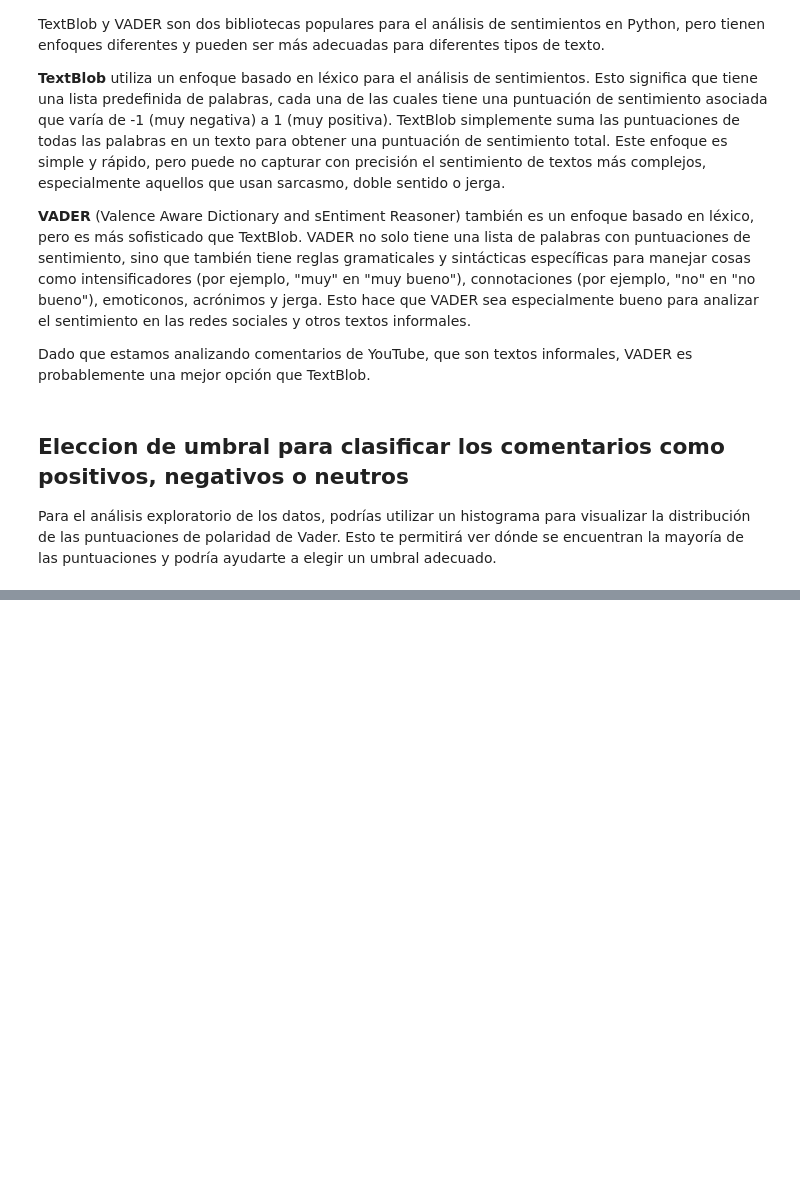
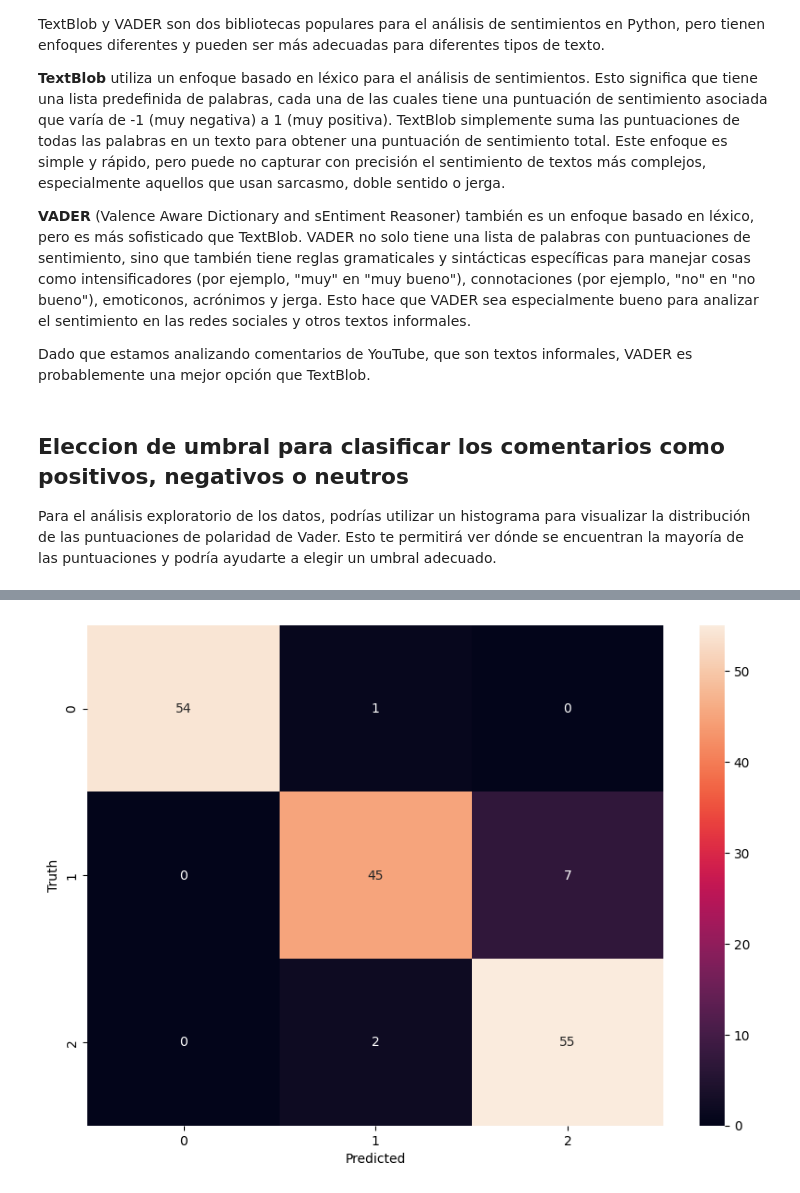
Before and after one commit to Dylanuga/YouTubeCommentsAnalysis, a Jupyter notebook: notebooks/Analisis.ipynb, the cells around one changed output, grey strips where cells are left out. Saved outputs shown, nothing was run; the diff lists cells and outputs as text; code cells hidden in the pictures; blank space fills up the shorter version.

Commit message:
Predict script

```diff
--- a/notebooks/Analisis.ipynb
+++ b/notebooks/Analisis.ipynb
@@ -578,0 +627,3 @@ df_vader
+# %%
+# A df_vader solo le interesan las columnas 'textDisplay' y 'classification_threshold'
+df_log = df_vader[['textDisplay', 'classification_threshold']]
@@ -578,0 +715,4 @@ df_vader
+# %%
+# Convertir el texto en características numéricas
+vectorizer = TfidfVectorizer(stop_words=stopwords)
+features = vectorizer.fit_transform(df_log['textDisplay'])
@@ -578,0 +721,12 @@ df_vader
+# %%
+from imblearn.over_sampling import SMOTE
+from sklearn.model_selection import train_test_split
+
+# Crear un objeto SMOTE
+smote = SMOTE()
+
+# Aplicar SMOTE a los datos
+features_res, classification_threshold_res = smote.fit_resample(features, df_log['classification_threshold'])
+
+# Dividir los datos en conjuntos de entrenamiento y prueba
+X_train, X_test, y_train, y_test = train_test_split(features_res, classification_threshold_res, test_size=0.2, random_state=42)
@@ -578,0 +741,9 @@ df_vader
+# %%
+# Crear un objeto LogisticRegression
+model = LogisticRegression()
+
+# Entrenar el modelo
+model.fit(X_train, y_train)
+
+# Predecir las clasificaciones de sentimiento
+y_pred = model.predict(X_test)
@@ -578,0 +772,15 @@ df_vader
+# %%
+from sklearn.metrics import confusion_matrix
+import seaborn as sns
+
+# Calcular la matriz de confusión
+cm = confusion_matrix(y_test, y_pred)
+
+# Visualizar la matriz de confusión
+plt.figure(figsize=(10,7))
+sns.heatmap(cm, annot=True, fmt='d')
+plt.xlabel('Predicted')
+plt.ylabel('Truth')
+plt.show()
+# %% [output]
+[figure, added]
```
Also changed, not shown: parts of 57 cells of this notebook, 8 other files.
